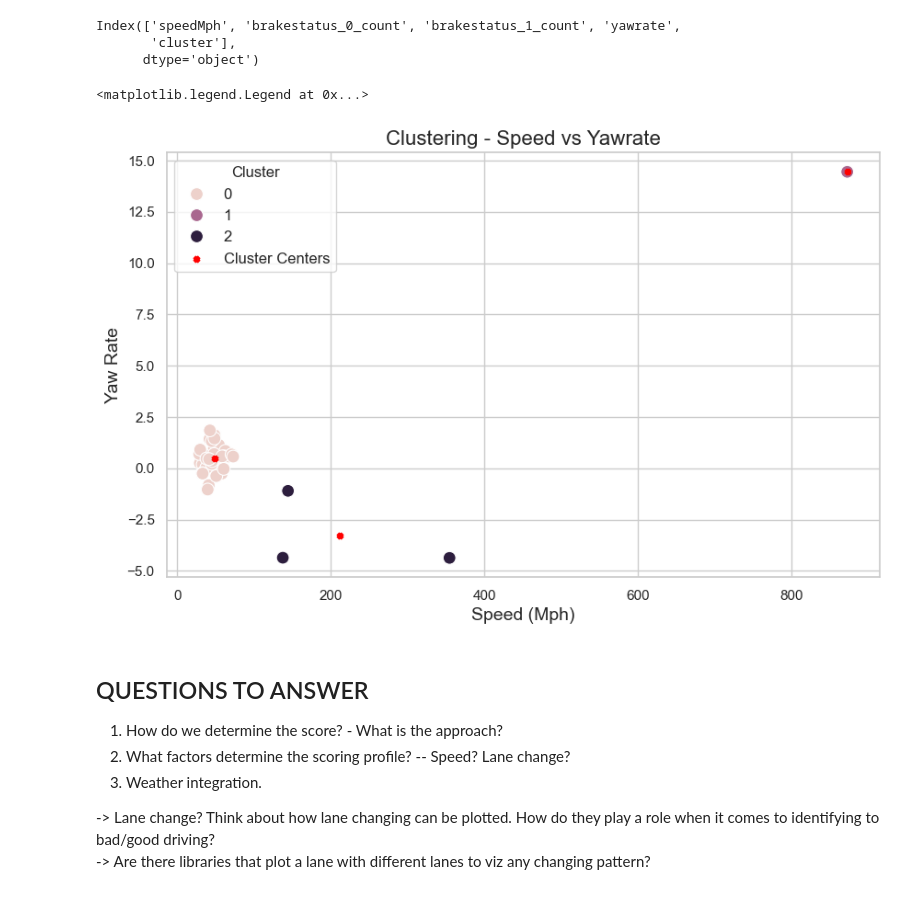
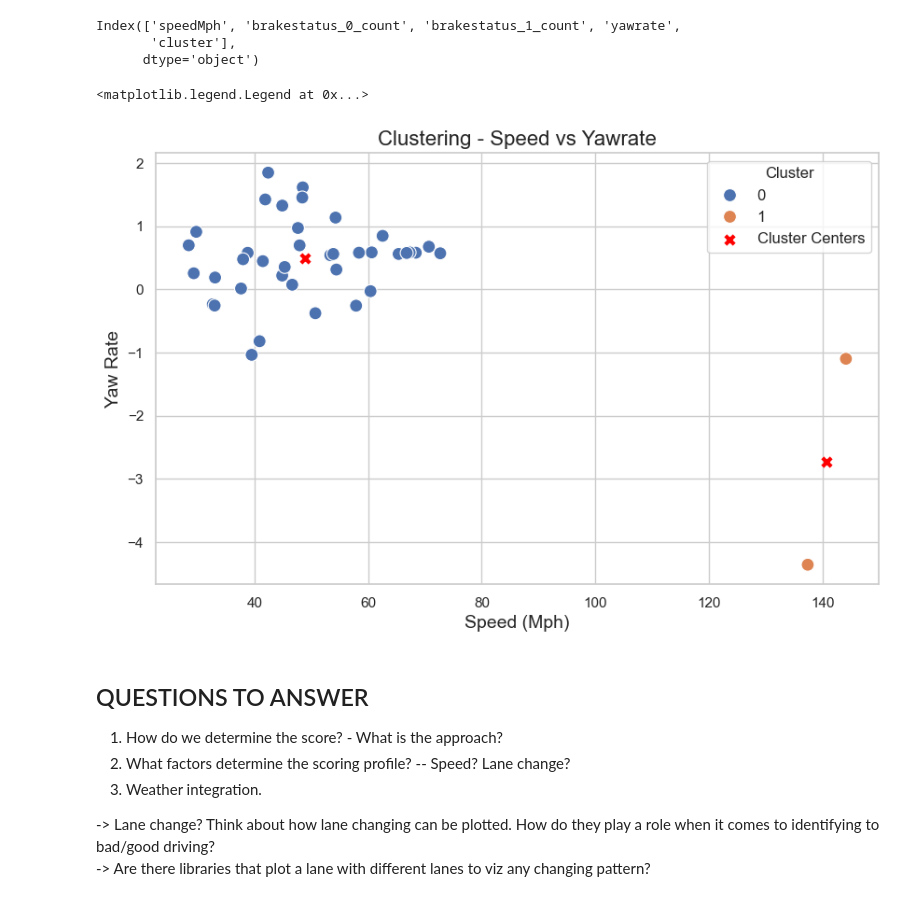
Before and after one commit to SiddTayi/Driver-Behaviour-Analysis, a Jupyter notebook: dba.ipynb, the cells around one changed output. Drawn from its saved outputs; the diff is of its cells as text; code cells hidden in the pictures.

Commit message:
Modified code for clustering - removed outliers

```diff
--- a/dba.ipynb
+++ b/dba.ipynb
@@ -432,7 +432,7 @@ len(df_160['tripId'].unique())
 # %% [output]
 42
 # %%
-features = ['timestamp_hr', 'speedMph', 'brakestatus', 'yawrate', 'tripId']
+features = ['timestamp_hr', 'speedMph', 'brakestatus', 'yawrate', 'tripId', 'timestamp']
 # %%
 df160 = df_160[features].copy()
 # %%
@@ -459,7 +476,7 @@ res = df160.groupby('tripId').agg(
     speedMph=('speedMph', 'mean'),
     brakestatus_0_count=('brakestatus', lambda x: (x == 0).sum()),
     brakestatus_1_count=('brakestatus', lambda x: (x == 1).sum()),
-    yawrate=('yawrate', 'mean')
+    yawrate=('yawrate', 'mean'),
 ).reset_index()
 
 res
@@ -481,3 +498,6 @@ res
 | 39 | 16020220330120834 | 70.697755 | 3475 | 155 | 0.674835 |
 | 40 | 16020220331113215 | 41.457488 | 4803 | 2078 | 0.446506 |
 | 41 | 16020220331215733 | 72.698161 | 3845 | 275 | 0.570693 |
+# %%
+res = res[(res['tripId'] != 16020220321235950) & (res['tripId'] != 160202203031537)]
+res.describe()
@@ -496,28 +526,28 @@ Index(['speedMph', 'brakestatus_0_count', 'brakestatus_1_count', 'yawrate',
       dtype='object')
 # %%
 # Perform KMeans clustering
-kmeans = KMeans(n_clusters=3, random_state=42)
+kmeans = KMeans(n_clusters=2, random_state=42)
 res['cluster'] = kmeans.fit_predict(X_scaled)
 # %%
 # Plotting
 sns.set(style="whitegrid")
 plt.figure(figsize=(10, 6))
 
 # Scatter plot
 sns.scatterplot(x='speedMph', y='yawrate', hue='cluster', data=res, s=100)
 
 # Plotting cluster centers
 cluster_centers = scaler.inverse_transform(kmeans.cluster_centers_)
-plt.scatter(cluster_centers[:, 0], cluster_centers[:, 3], marker='x', s=15, color='red', linewidth=3, label='Cluster Centers')
+plt.scatter(cluster_centers[:, 0], cluster_centers[:, 3], marker='x', s=45, color='red', linewidth=3, label='Cluster Centers')
 
 # Adding labels and legend
 plt.xlabel('Speed (Mph)', fontsize=14)
 plt.ylabel('Yaw Rate', fontsize=14)
 plt.title('Clustering - Speed vs Yawrate', fontsize=16)
 plt.legend(title='Cluster', fontsize=12)
 # %% [output]
 <matplotlib.legend.Legend at 0x...>
-[figure, old version]
+[figure, new version]
 # %% [markdown]
 ## QUESTIONS TO ANSWER
 
```
Also changed, not shown: parts of 11 cells of this notebook.
